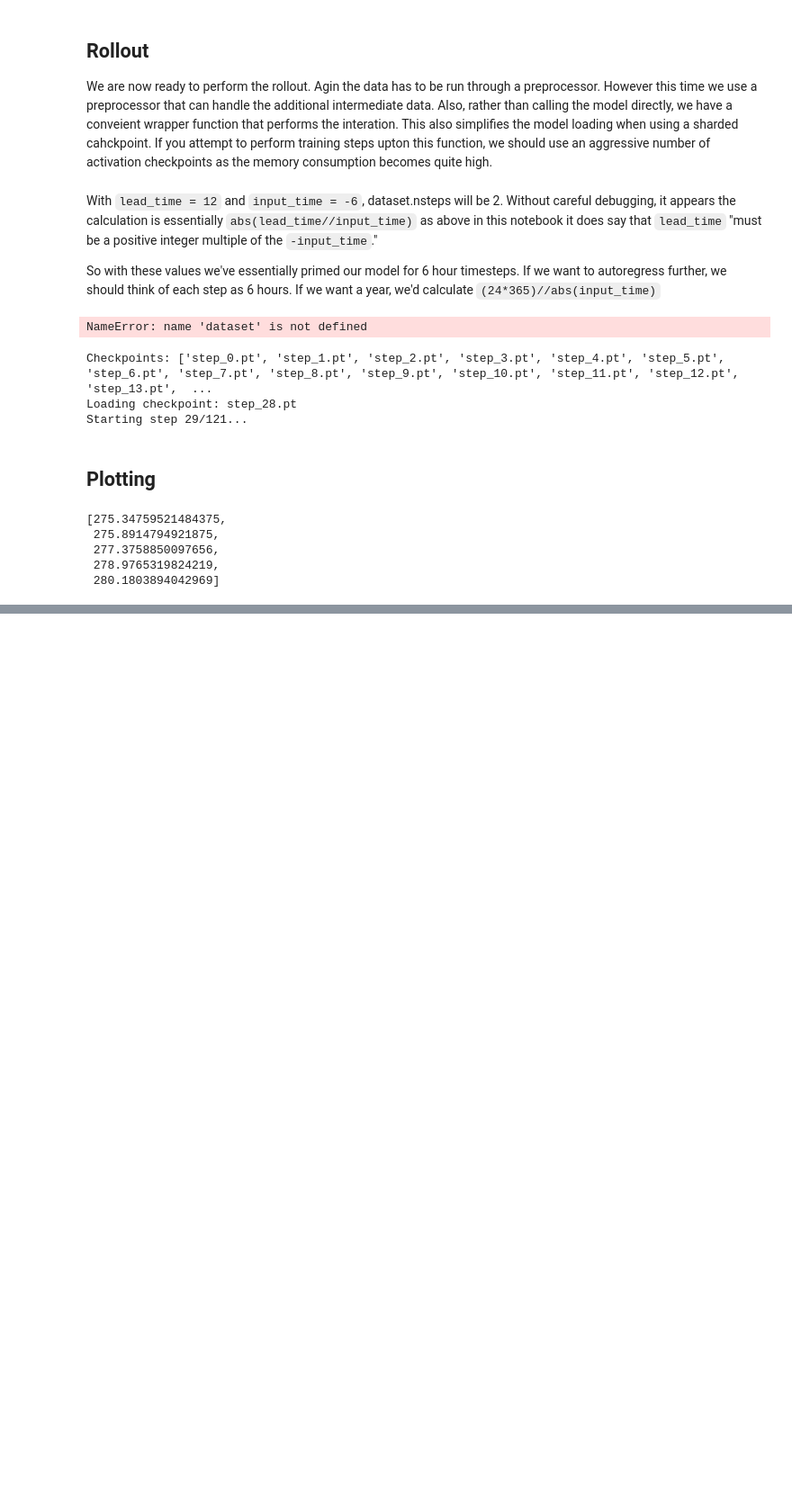
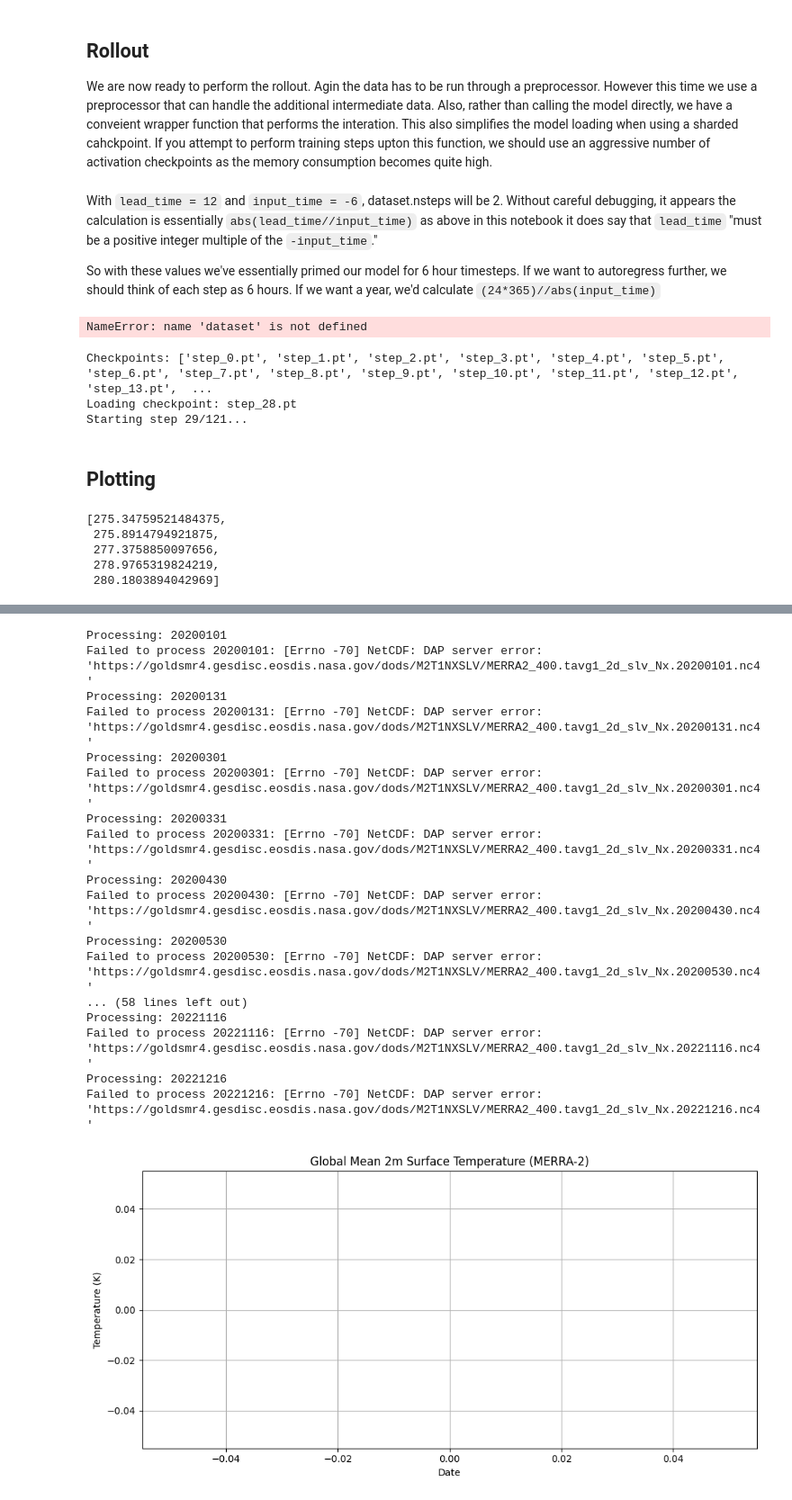
Before and after one commit to seangtkelley/Prithvi-WxC, a Jupyter notebook: examples/PrithviWxC_rollout_extended.ipynb, the cells around one changed output, grey strips where cells are left out. Shown: that part at 90% size. Saved outputs shown, nothing was run; the diff lists cells and outputs as text; code cells hidden in the pictures; blank space fills up the shorter version.

Commit message:
not sure what's in this; was working on comparison chart to merra2 data

```diff
--- a/examples/PrithviWxC_rollout_extended.ipynb
+++ b/examples/PrithviWxC_rollout_extended.ipynb
@@ -598,3 +592,6 @@ from glob import glob
 merra2_sfc_files = glob(os.path.join(os.path.abspath(surf_dir), "*.nc"))
 # %%
 merra2_sfc_files = sorted(merra2_sfc_files)
+# %%
+for filepath in merra2_sfc_files:
+  print(filepath)
@@ -630,0 +644,75 @@ plt.show()
+# %%
+import numpy as np
+import matplotlib.pyplot as plt
+import netCDF4 as nc
+import requests
+from datetime import datetime, timedelta
+
+# NASA Earthdata credentials (store securely in practice)
+USERNAME = 'your_username'
+PASSWORD = 'your_password'
+
+# MERRA-2 settings
+base_url = "https://goldsmr4.gesdisc.eosdis.nasa.gov/dods/M2T1NXSLV"
+var_name = "T2M"  # 2-meter temperature in Kelvin
+
+# Date range and interval
+start_date = datetime(2020, 1, 1)
+end_date = datetime(2023, 1, 1)
+delta = timedelta(days=30)
+
+dates = []
+temps = []
+
+# Loop over each date
+current_date = start_date
+while current_date < end_date:
+    year = current_date.year
+    doy = current_date.timetuple().tm_yday
+    datestr = current_date.strftime("%Y%m%d")
+    file_url = f"{base_url}/MERRA2_400.tavg1_2d_slv_Nx.{year}{current_date.strftime('%m%d')}.nc4"
+
+    print(f"Processing: {datestr}")
+
+    try:
+        # Open dataset (note: needs network access or pre-download)
+        dataset = nc.Dataset(file_url)
+        temp = dataset.variables[var_name][:]  # (time, lat, lon)
+        lats = dataset.variables['lat'][:]
+        global_mean = np.nanmean(temp)
+        temps.append(global_mean)
+        dates.append(current_date)
+        dataset.close()
+    except Exception as e:
+        print(f"Failed to process {datestr}: {e}")
+
+    current_date += delta
+
+# Plotting
+plt.figure(figsize=(10, 5))
+plt.plot(dates, temps, marker='o')
+plt.title('Global Mean 2m Surface Temperature (MERRA-2)')
+plt.xlabel('Date')
+plt.ylabel('Temperature (K)')
+plt.grid(True)
+plt.tight_layout()
+plt.show()
+# %% [output]
+Processing: 20200101
+Failed to process 20200101: [Errno -70] NetCDF: DAP server error: 'https://goldsmr4.gesdisc.eosdis.nasa.gov/dods/M2T1NXSLV/MERRA2_400.tavg1_2d_slv_Nx.20200101.nc4'
+Processing: 20200131
+Failed to process 20200131: [Errno -70] NetCDF: DAP server error: 'https://goldsmr4.gesdisc.eosdis.nasa.gov/dods/M2T1NXSLV/MERRA2_400.tavg1_2d_slv_Nx.20200131.nc4'
+Processing: 20200301
+Failed to process 20200301: [Errno -70] NetCDF: DAP server error: 'https://goldsmr4.gesdisc.eosdis.nasa.gov/dods/M2T1NXSLV/MERRA2_400.tavg1_2d_slv_Nx.20200301.nc4'
+Processing: 20200331
+Failed to process 20200331: [Errno -70] NetCDF: DAP server error: 'https://goldsmr4.gesdisc.eosdis.nasa.gov/dods/M2T1NXSLV/MERRA2_400.tavg1_2d_slv_Nx.20200331.nc4'
+Processing: 20200430
+Failed to process 20200430: [Errno -70] NetCDF: DAP server error: 'https://goldsmr4.gesdisc.eosdis.nasa.gov/dods/M2T1NXSLV/MERRA2_400.tavg1_2d_slv_Nx.20200430.nc4'
+Processing: 20200530
+Failed to process 20200530: [Errno -70] NetCDF: DAP server error: 'https://goldsmr4.gesdisc.eosdis.nasa.gov/dods/M2T1NXSLV/MERRA2_400.tavg1_2d_slv_Nx.20200530.nc4'
+... (58 lines left out)
+Processing: 20221116
+Failed to process 20221116: [Errno -70] NetCDF: DAP server error: 'https://goldsmr4.gesdisc.eosdis.nasa.gov/dods/M2T1NXSLV/MERRA2_400.tavg1_2d_slv_Nx.20221116.nc4'
+Processing: 20221216
+Failed to process 20221216: [Errno -70] NetCDF: DAP server error: 'https://goldsmr4.gesdisc.eosdis.nasa.gov/dods/M2T1NXSLV/MERRA2_400.tavg1_2d_slv_Nx.20221216.nc4'
+[figure, added]
```
Also changed, not shown: parts of 6 cells of this notebook.
